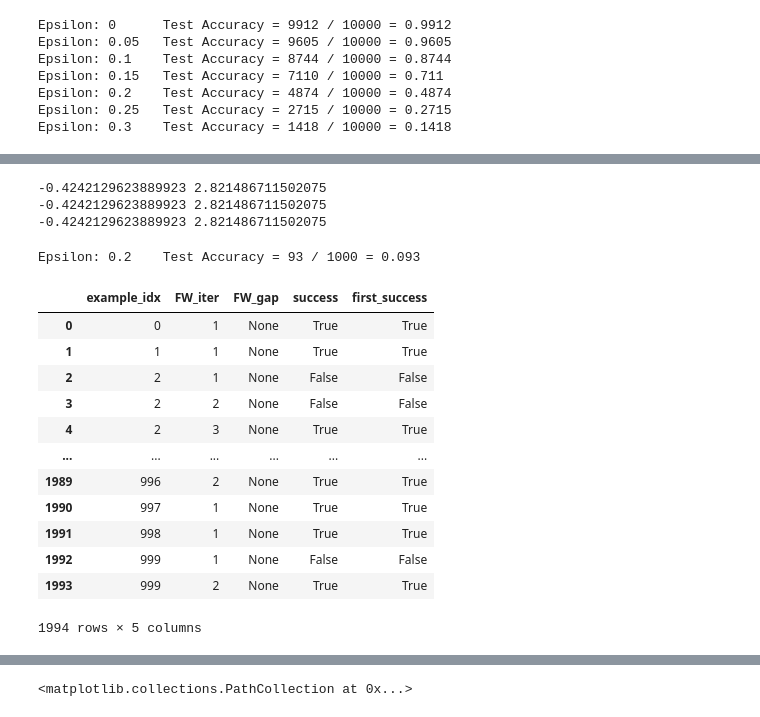
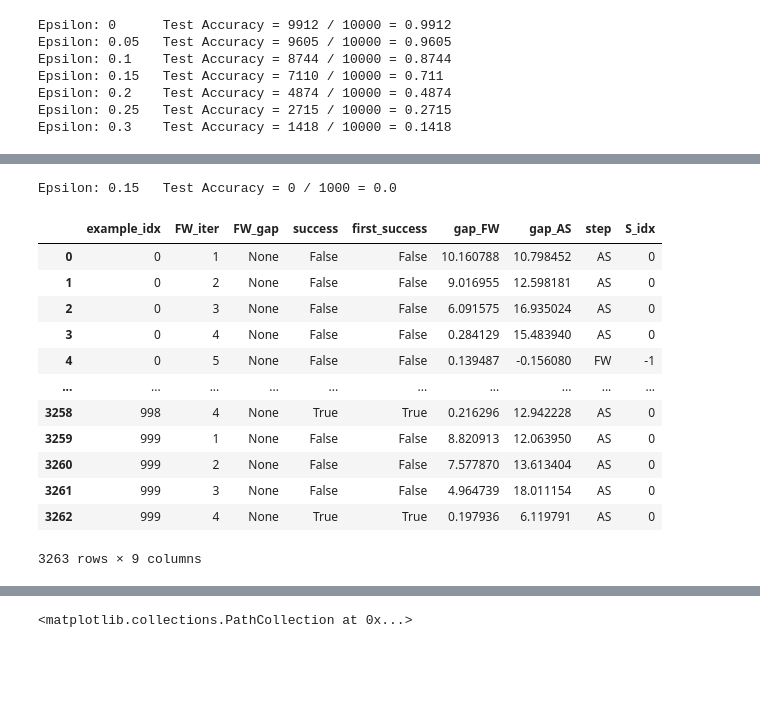
Before and after one commit to TannerAGraves/FW-variants-for-WB-Adversarial-Attacks, a Jupyter notebook: experimental/attack_tests.ipynb, the cells around one changed output, grey strips where cells are left out. Drawn from its saved outputs; the diff is of its cells as text; code cells hidden in the pictures; blank space fills up the shorter version.

```diff
--- a/experimental/attack_tests.ipynb
+++ b/experimental/attack_tests.ipynb
@@ -287,23 +276 @@ def fw_step_away(x_t, epsilon, g_t, x0, S_t, alphas_t):
     return perturbed_image, S_t, info
-# %%
-import torch
-
-# Assuming S is a list of tensors and x_t is a single tensor
-S = [torch.rand(3, 3) for _ in range(5)]  # Example list of tensors
-x_t = torch.rand(3, 3)  # Example target tensor
-
-# Flatten the tensors in S and stack them into a matrix A
-A = torch.stack([s.flatten() for s in S], dim=1).T  # Transpose to get shape (n, m)
-
-# Flatten the tensor x_t into a vector b
-b = x_t.flatten()
-
-# Solve the linear system using pseudo-inverse
-A_pinv = torch.pinverse(A)
-alpha = torch.matmul(A_pinv, b)
-
-# Verify the solution
-reconstructed_x_t = sum(alpha[i] * S[i] for i in range(len(S)))
-assert torch.allclose(reconstructed_x_t, x_t, atol=1e-6), "The solution is incorrect."
-
-print("Coefficients:", alpha)
@@ -356,17 +317,6 @@ class AdversarialLoss(nn.Module):
             average_incorrect_log_probs = incorrect_log_probs.logsumexp(dim=1) - torch.log(torch.tensor(self.num_classes - 1, dtype=torch.float))
             loss = -average_incorrect_log_probs
             return loss.mean()
-# %%
-i = 0
-for x0, target in test_loader:
-    print(torch.min(x0).item(), torch.max(x0).item())
-    if i > 1:
-        break
-    i += 1
-# %% [output]
--0.4242129623889923 2.821486711502075
--0.4242129623889923 2.821486711502075
--0.4242129623889923 2.821486711502075
 # %%
 def test_fw( model, device, test_loader, epsilon,num_fw_iter, num_test = 1000, method='fw', early_stopping = None):
 
@@ -386,6 +336,8 @@ def test_fw( model, device, test_loader, epsilon,num_fw_iter, num_test = 1000, m
         m_t_last = None # gradient from previous iter
         had_first_success = False
         gap_FW = None
+        S_t = [x0]
+        info = None
 
         for t in range(num_fw_iter):
             x_t.requires_grad = True
@@ -422,10 +374,8 @@ def test_fw( model, device, test_loader, epsilon,num_fw_iter, num_test = 1000, m
                 perturbed_image = fgsm_attack(x_t_denorm, epsilon, x_t_grad)
             elif method == 'fw':
                 perturbed_image, gap_FW = fw_step(x_t_denorm, epsilon, x_t_grad, x0_denorm)
-            elif method == 'fw_neg':
-                perturbed_image, gap_FW = fw_step_neg(x_t_denorm, epsilon, x_t_grad, x0_denorm)
-            elif method == 'fw_unnorm':
-                perturbed_image, gap_FW = fw_step(x_t, epsilon, x_t_grad, x0)
+            elif method == 'fw_AWAY':
+                perturbed_image, S_t, info = fw_step_away(x_t_denorm, epsilon, x_t_grad, x0_denorm, S_t)
             elif method == 'fw_momentum':
                 perturbed_image, m_t_last = fw_step_momentum(x_t_denorm, epsilon, x_t_grad, m_t_last, x0_denorm)
             # Reapply normalization
@@ -462,6 +412,8 @@ def test_fw( model, device, test_loader, epsilon,num_fw_iter, num_test = 1000, m
                 'success': success,
                 'first_success': first_success
             }
+            if info is not None:
+                hist_iter.update(info) # some methods output dict containing info at each step
             hist.append(hist_iter)
             if (early_stopping == 'pred') and first_success:
                 break
@@ -479,30 +431,30 @@ def test_fw( model, device, test_loader, epsilon,num_fw_iter, num_test = 1000, m
 # %%
 accuracies = []
 examples = []
-fw_iters = [5]
-eps = 0.2# * (0.4242129623889923 + 2.821486711502075)
+fw_iters = [10]
+eps = 0.15# * (0.4242129623889923 + 2.821486711502075)
 adv_examples = []
 fw_stepsize = 0.5
 hist = None
 # Run test for each epsilon
 #for eps in epsilons:
 for num_fw_iter in fw_iters:
-    acc, ex, hist = test_fw(model, device, test_loader, eps, num_fw_iter, method='fw_momentum', early_stopping='pred')
+    acc, ex, hist = test_fw(model, device, test_loader, eps, num_fw_iter, method='fw_AWAY', early_stopping='pred')
     accuracies.append(acc)
     examples.append(ex)
 hist
 # %% [output]
-Epsilon: 0.2    Test Accuracy = 93 / 1000 = 0.093
+Epsilon: 0.15   Test Accuracy = 0 / 1000 = 0.0
-|  | example_idx | FW_iter | FW_gap | success | first_success |
-| 0 | 0 | 1 | None | True | True |
-| 1 | 1 | 1 | None | True | True |
-| 2 | 2 | 1 | None | False | False |
-| 3 | 2 | 2 | None | False | False |
-| 4 | 2 | 3 | None | True | True |
-| ... | ... | ... | ... | ... | ... |
-| 1989 | 996 | 2 | None | True | True |
-| 1990 | 997 | 1 | None | True | True |
-| 1991 | 998 | 1 | None | True | True |
-| 1992 | 999 | 1 | None | False | False |
-| 1993 | 999 | 2 | None | True | True |
+|  | example_idx | FW_iter | FW_gap | success | first_success | gap_FW | gap_AS | step | S_idx |
+| 0 | 0 | 1 | None | False | False | 10.160788 | 10.798452 | AS | 0 |
+| 1 | 0 | 2 | None | False | False | 9.016955 | 12.598181 | AS | 0 |
+| 2 | 0 | 3 | None | False | False | 6.091575 | 16.935024 | AS | 0 |
+| 3 | 0 | 4 | None | False | False | 0.284129 | 15.483940 | AS | 0 |
+| 4 | 0 | 5 | None | False | False | 0.139487 | -0.156080 | FW | -1 |
+| ... | ... | ... | ... | ... | ... | ... | ... | ... | ... |
+| 3258 | 998 | 4 | None | True | True | 0.216296 | 12.942228 | AS | 0 |
+| 3259 | 999 | 1 | None | False | False | 8.820913 | 12.063950 | AS | 0 |
+| 3260 | 999 | 2 | None | False | False | 7.577870 | 13.613404 | AS | 0 |
+| 3261 | 999 | 3 | None | False | False | 4.964739 | 18.011154 | AS | 0 |
+| 3262 | 999 | 4 | None | True | True | 0.197936 | 6.119791 | AS | 0 |
-1994 rows × 5 columns
+3263 rows × 9 columns
```
Also changed, not shown: parts of 11 cells of this notebook.
